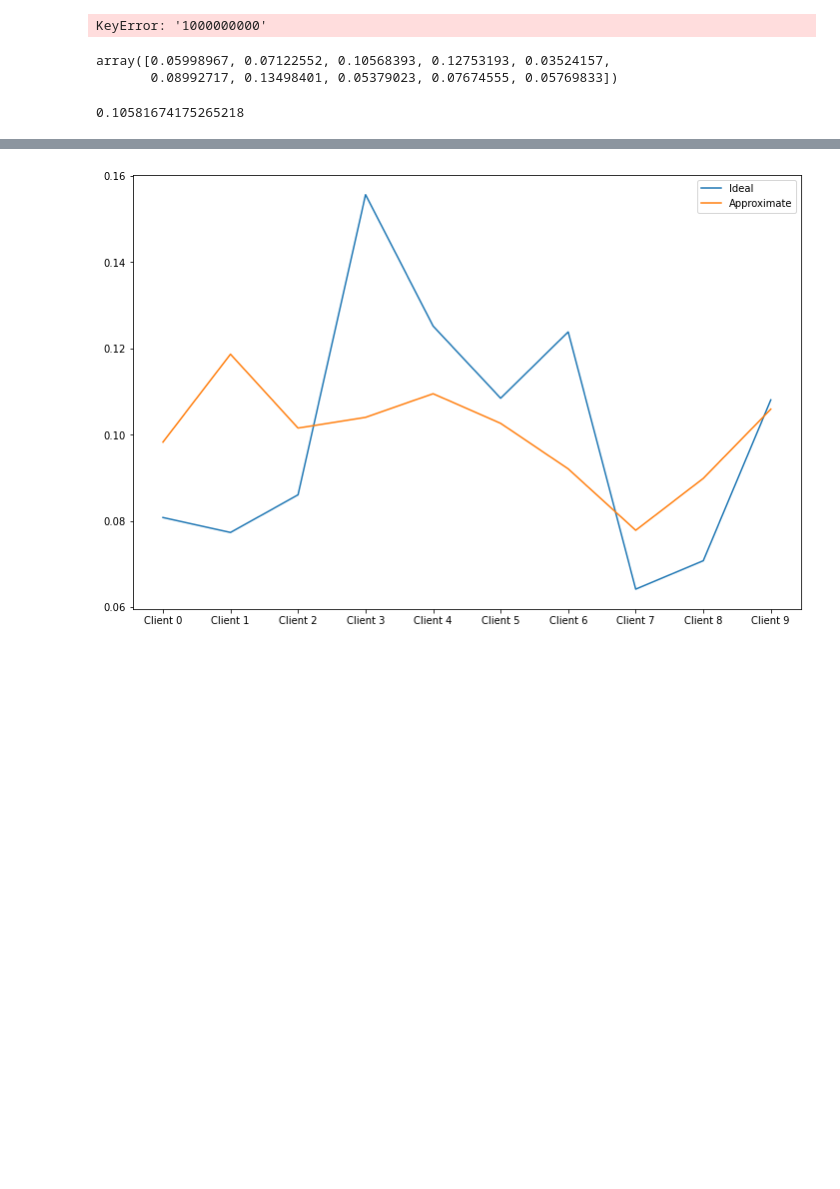
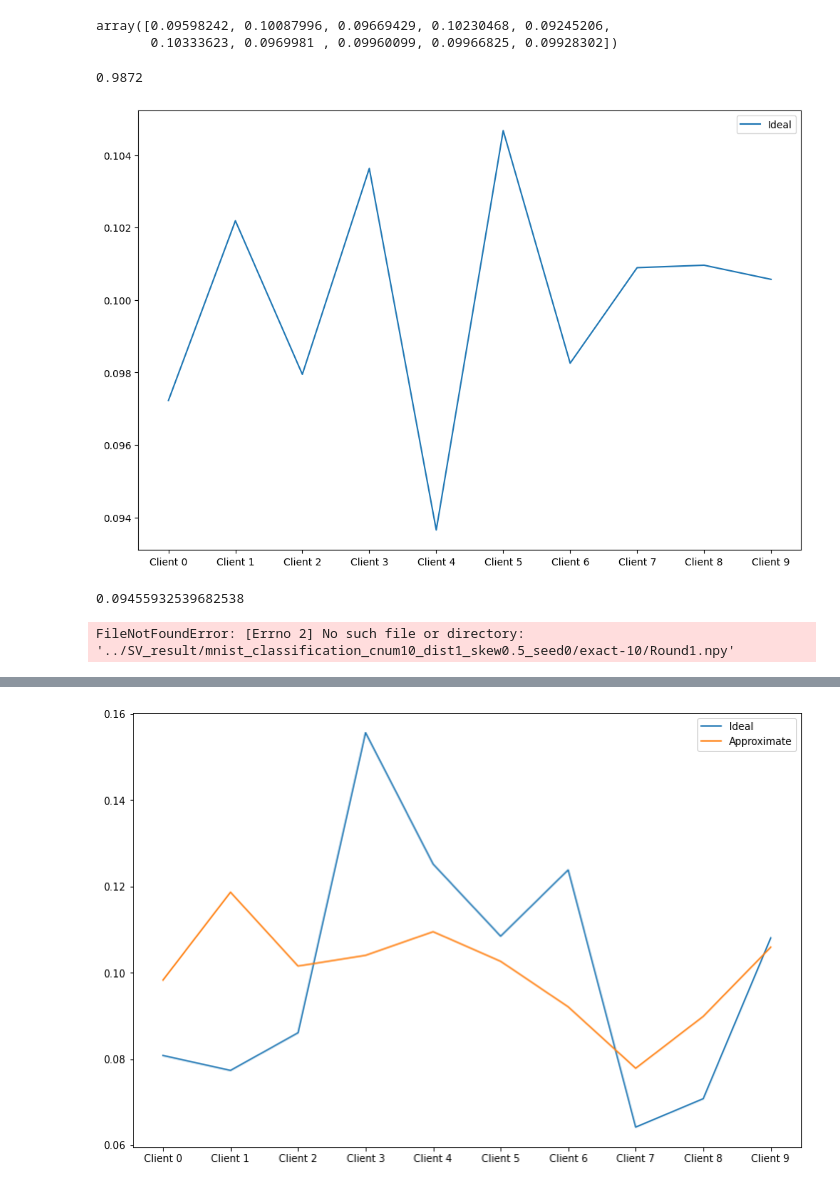
Before and after one commit to nduongw/ShapleyFL, a Jupyter notebook: visualize/approximate.ipynb, the cells around one changed output, grey strips where cells are left out. Saved outputs shown, nothing was run; the diff lists cells and outputs as text; code cells hidden in the pictures; blank space fills up the shorter version.

```diff
--- a/visualize/approximate.ipynb
+++ b/visualize/approximate.ipynb
@@ -11,9 +11,13 @@ import metis
 import random
 # %%
 n_clients = 10
-task = 'synthetic_classification_cnum10_dist10_skew0.5_seed0'
-folder = '../fedtask/{}/record/'.format(task)
-prefix = 'fedavg_Mlr_R5_B10.0_E2_LR0.0100_P1.00_S0_LD1.000_WD0.000_AVLIDL_CNIDL_CPIDL_TIDL_'
+task = 'mnist_classification_cnum10_dist1_skew0.5_seed0'
+folder = '../task/{}/'.format(task)
+
+max_round = 50 + 1
+
+#need change prefix
+prefix = 'fedavg_Mcnn_R50_B64.0_E2_LR0.0100_P1.00_S0_LD1.000_WD0.000_AVLIDL_CNIDL_CPIDL_TIDL_'
 DICT = dict()
 files = os.listdir(folder)
 files.sort(reverse=True)
@@ -21,10 +25,10 @@ for file in files:
     if file.startswith(prefix):
         with open(os.path.join(folder, file), 'r') as f:
             DICT[file.replace(prefix, '').replace('.json', '')] = np.array(json.load(f)['test_accuracy'])
-DICT['0' * n_clients] = np.zeros(101)
+DICT['0' * n_clients] = np.zeros(max_round)
 CLIENTS_BITSET = bitset('clients_bitset', tuple(range(n_clients)))
 ideal = list()
-for round_ in range(1, 101):
+for round_ in range(1, max_round):
     tmp = list()
     for client in range(n_clients):
         result = 0.0
@@ -56,28 +60,40 @@ for round_ in range(1, 101):
         tmp.append(result)
     ideal.append(tmp)
 ideal = np.array(ideal)
-# %% [output]
-KeyError: '1000000000'
 # %%
 ideal.sum(axis=0)
 # %% [output]
-array([0.05998967, 0.07122552, 0.10568393, 0.12753193, 0.03524157,
-       0.08992717, 0.13498401, 0.05379023, 0.07674555, 0.05769833])
+array([0.09598242, 0.10087996, 0.09669429, 0.10230468, 0.09245206,
+       0.10333623, 0.0969981 , 0.09960099, 0.09966825, 0.09928302])
+# %%
+ideal.sum()
+# %% [output]
+0.9872
+# %%
+x = ['Client {}'.format(i) for i in range(n_clients)]
+plt.figure(figsize=(12, 8))
+plt.plot(x, ideal.sum(axis=0) / ideal.sum(), label='Ideal')
+plt.legend()
+plt.show()
+# %% [output]
+[figure, added]
 # %%
 ideal.max()
 # %% [output]
-0.10581674175265218
+0.09455932539682538
 # %%
 with open(os.path.join('../SV_result', task, 'ideal.npy'), 'wb') as f:
     pickle.dump(ideal, f)
 # %%
 approx = list()
-for round_ in range(1, 101):
+for round_ in range(1, max_round):
     with open(os.path.join('../SV_result', task, 'exact-10', 'Round{}.npy'.format(round_)), 'rb') as f:
         approx.append(pickle.load(f).tolist())
 approx = np.array(approx)
 with open(os.path.join('../SV_result', task, 'approximate-exact-10.npy'), 'wb') as f:
     pickle.dump(approx, f)
+# %% [output]
+FileNotFoundError: [Errno 2] No such file or directory: '../SV_result/mnist_classification_cnum10_dist1_skew0.5_seed0/exact-10/Round1.npy'
 # %%
 ideal.sum(axis=0), approx.sum(axis=0)
 # %% [output]
```
Also changed, not shown: parts of 1 cell of this notebook, 5 other files.
